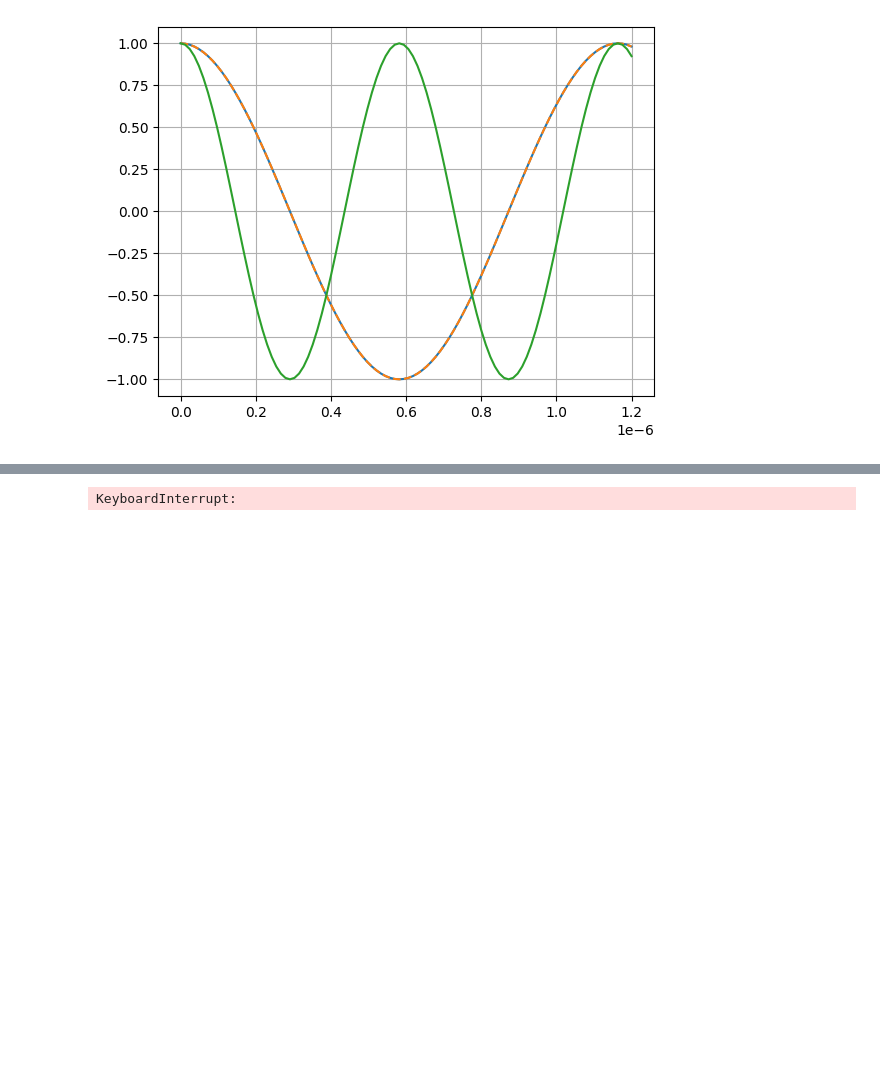
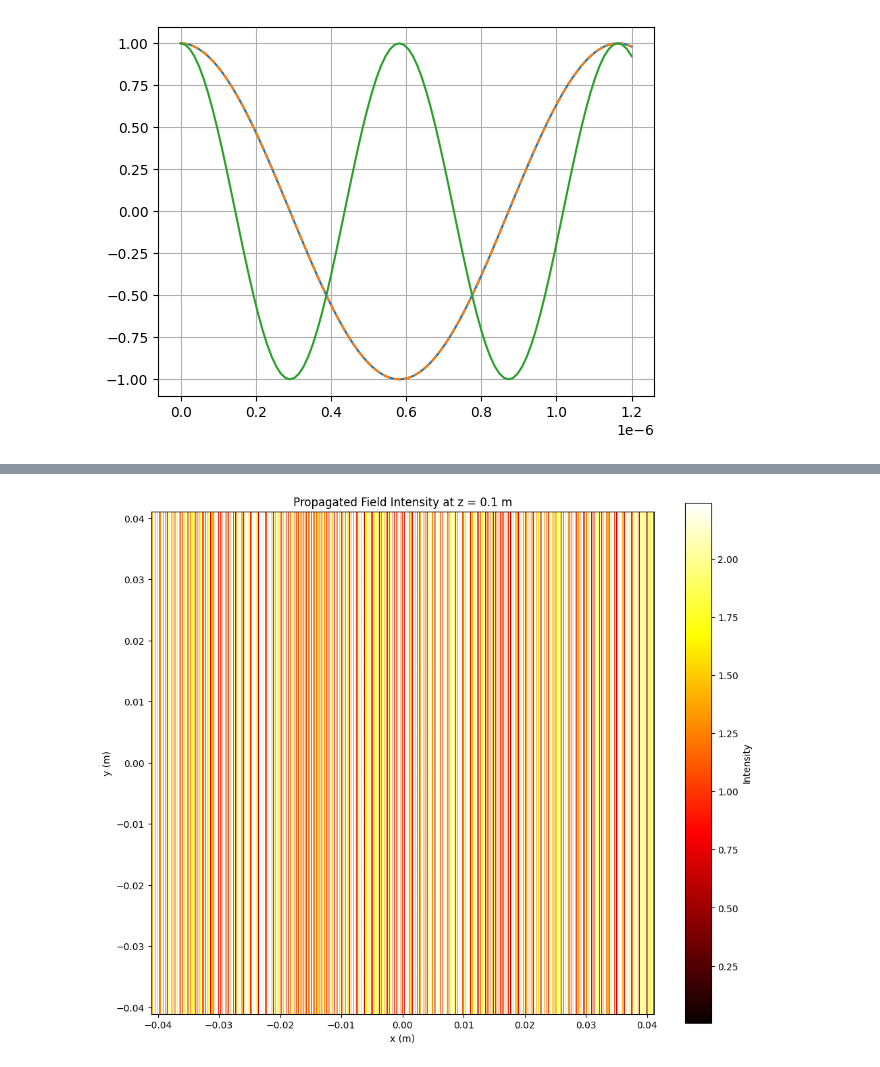
Before and after one commit to nviebig/Grating-Nuller-Analysis, a Jupyter notebook: Code/main_calculations.ipynb, the cells around one changed output, grey strips where cells are left out. Cells and saved outputs as stored; diff of their text form; code cells hidden in the pictures; blank space fills up the shorter version.

```diff
--- a/Code/main_calculations.ipynb
+++ b/Code/main_calculations.ipynb
@@ -248,50 +193,71 @@ u1.draw(logarithm=True, normalize='maximum', draw_borders=True, filename='usage6
 # %%
 import numpy as np
 import matplotlib.pyplot as plt
+from matplotlib.colors import Normalize
+from matplotlib.cm import ScalarMappable
 from scipy.fft import fft2, ifft2, fftshift
 
-# Define parameters
-wavelength = 0.633e-6  # Wavelength in meters (633 nm for He-Ne laser)
+# Parameters (same as your code)
+wavelength = 633e-9  # Wavelength in meters (633 nm for He-Ne laser)
 k = 2 * np.pi / wavelength  # Wavenumber
 z = 0.1  # Propagation distance in meters
-size = 10e-3  # Size of the grid in meters (10 mm)
-num_points = 512  # Resolution of the grid
+num_points = 1000  # Resolution of the grid
+Lambda = 3.3e-6  # Grating period in meters (1 micron)
+size = 0.0411  # Size of the grid in meters (till 4.11 cm where Order -1 is visible )
+m = 2.48  # Phase modulation depth
+theta =   # Angle of the incoming plane wave in radians (0.19106029214617076)
 
 # Spatial grid
-x = np.linspace(-size / 2, size / 2, num_points)
-y = np.linspace(-size / 2, size / 2, num_points)
+x = np.linspace(-size , size , num_points)
+y = np.linspace(-size , size , num_points)
 X, Y = np.meshgrid(x, y)
 dx = x[1] - x[0]  # Sampling interval
+a = 0.11054102515523792
 
-# Define the initial wavefront (U) here
-# Example: Gaussian beam profile
-w0 = 0.5e-3  # Beam waist in meters (0.5 mm)
-U = np.exp(-((X**2 + Y**2) / (w0**2)))  # Gaussian beam
+# Define the sinusoidal grating function
+G = np.exp(1j * (m / 2) * np.sin(2 * np.pi * (X+a) / Lambda))
+
+# Define the initial wavefront U'(x, y, 0)
+U_0 = 1
+plane_wave_1 = np.exp(1j * k * np.sin(theta) * (X))
+plane_wave_2 = np.exp(-1j * k * np.sin(theta) * (X))
+U = G * U_0 * (plane_wave_1+plane_wave_2)
 
 # Fourier transform of the initial field
 U_f = fftshift(fft2(U))
 
 # Frequency grid
 fx = np.fft.fftfreq(num_points, d=dx)
 fy = np.fft.fftfreq(num_points, d=dx)
 FX, FY = np.meshgrid(fx, fy)
 
 # Transfer function for free-space propagation
 H = np.exp(1j * k * z * np.sqrt(1 - (wavelength * FX)**2 - (wavelength * FY)**2))
 
 # Apply the transfer function in the frequency domain
 U_z_f = U_f * H
 
 # Inverse Fourier transform to get the propagated field
 U_z = ifft2(fftshift(U_z_f))
 
-# Plot the intensity of the propagated field
-plt.figure(figsize=(6, 6))
-plt.imshow(np.abs(U_z)**2, extent=(-size/2*1e3, size/2*1e3, -size/2*1e3, size/2*1e3), cmap="inferno")
-plt.xlabel("x (mm)")
-plt.ylabel("y (mm)")
+# Get min and max of U_z for custom colormap normalization
+min_val = np.min(np.abs(U_z))  # Minimum absolute value of U_z
+max_val = np.max(np.abs(U_z))  # Maximum absolute value of U_z
+
+# Create custom normalization for colormap based on the data range
+norm = Normalize(vmin=min_val, vmax=max_val)
+
+# Choose a colormap (you can change this to any colormap you prefer)
+cmap = plt.get_cmap("hot")  # Or any other colormap, like "hot", "cool", etc.
+
+
+# Plot the intensity of the propagated field with the custom colormap
+plt.figure(figsize=(12, 10))
+plt.imshow(np.abs(U_z)**2, extent=(-size, size, -size, size), cmap=cmap, norm=norm)
 plt.colorbar(label="Intensity")
-plt.title("Propagated Field Intensity at z = {} m".format(z))
+plt.xlabel("x (m)")
+plt.ylabel("y (m)")
+plt.title(f"Propagated Field Intensity at z = {z} m")
 plt.show()
 # %% [output]
-KeyboardInterrupt:
+[figure, added]
```
Also changed, not shown: parts of 13 cells of this notebook, 10 other files.
